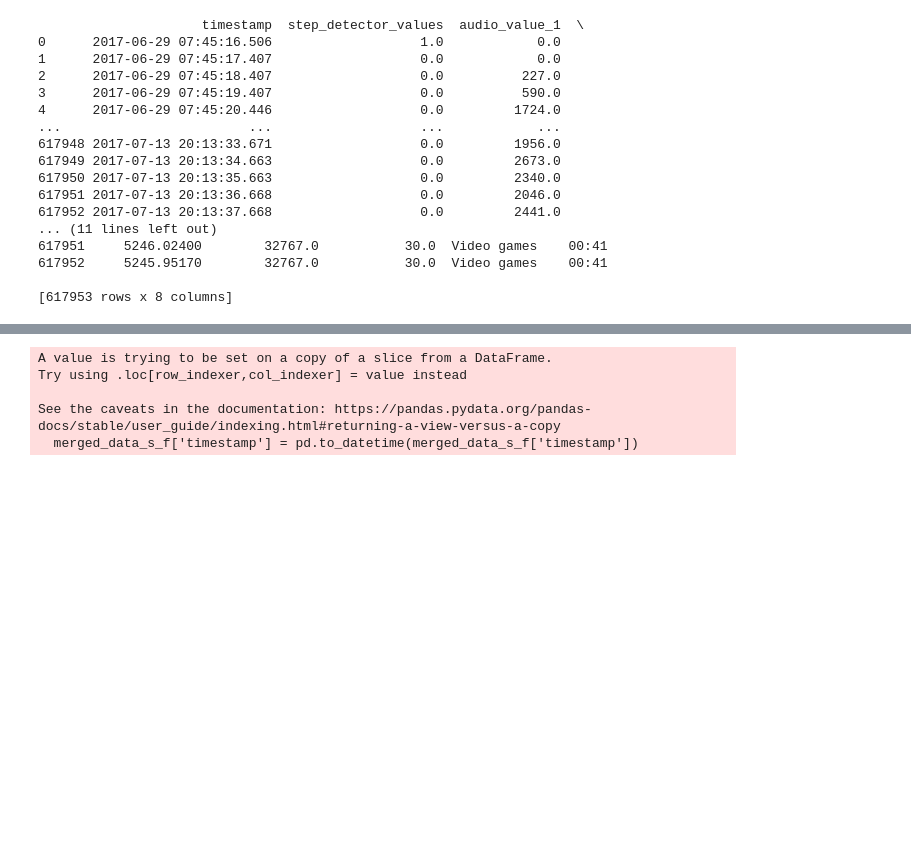
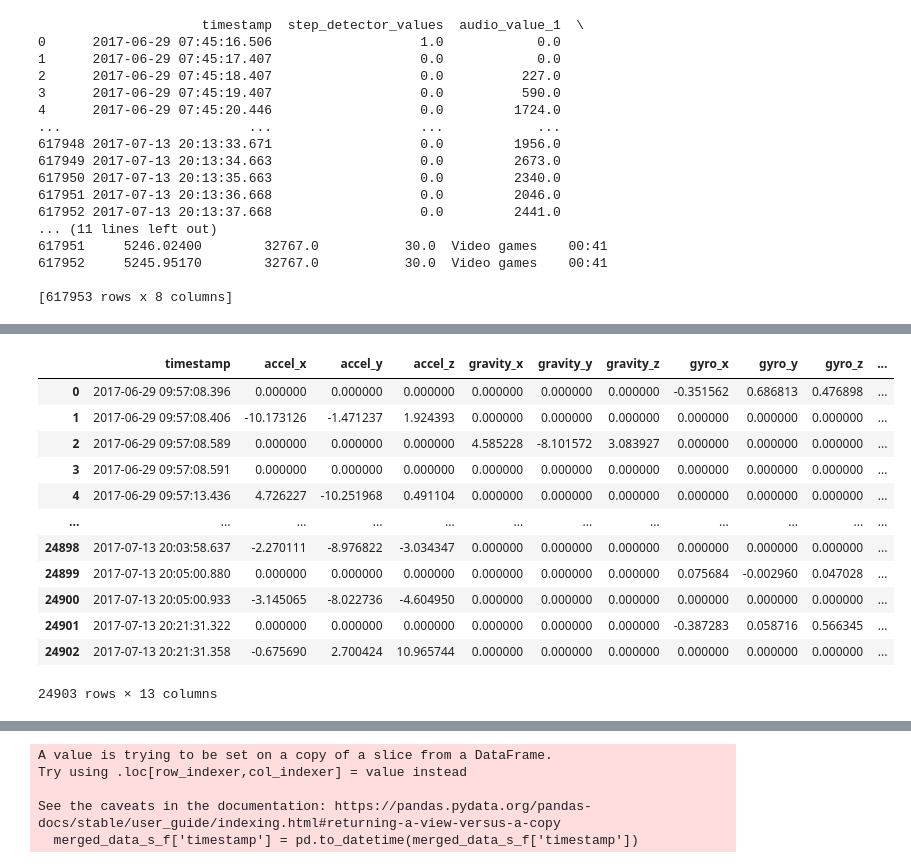
Before and after one commit to twotango/messenger, a Jupyter notebook: Research/Weeks/week_13.ipynb, the cells around one changed output, grey strips where cells are left out. Drawn from its saved outputs; the diff is of its cells as text; code cells hidden in the pictures; blank space fills up the shorter version.

```diff
--- a/Research/Weeks/week_13.ipynb
+++ b/Research/Weeks/week_13.ipynb
@@ -445,0 +462,16 @@ pivot_data_2 = pivot_data.drop(columns = ['duration', 'activity'])
+# %%
+pivot_data_2
+# %% [output]
+|  | timestamp | accel_x | accel_y | accel_z | gravity_x | gravity_y | gravity_z | gyro_x | gyro_y | gyro_z | ... |
+| 0 | 2017-06-29 09:57:08.396 | 0.000000 | 0.000000 | 0.000000 | 0.000000 | 0.000000 | 0.000000 | -0.351562 | 0.686813 | 0.476898 | ... |
+| 1 | 2017-06-29 09:57:08.406 | -10.173126 | -1.471237 | 1.924393 | 0.000000 | 0.000000 | 0.000000 | 0.000000 | 0.000000 | 0.000000 | ... |
+| 2 | 2017-06-29 09:57:08.589 | 0.000000 | 0.000000 | 0.000000 | 4.585228 | -8.101572 | 3.083927 | 0.000000 | 0.000000 | 0.000000 | ... |
+| 3 | 2017-06-29 09:57:08.591 | 0.000000 | 0.000000 | 0.000000 | 0.000000 | 0.000000 | 0.000000 | 0.000000 | 0.000000 | 0.000000 | ... |
+| 4 | 2017-06-29 09:57:13.436 | 4.726227 | -10.251968 | 0.491104 | 0.000000 | 0.000000 | 0.000000 | 0.000000 | 0.000000 | 0.000000 | ... |
+| ... | ... | ... | ... | ... | ... | ... | ... | ... | ... | ... | ... |
+| 24898 | 2017-07-13 20:03:58.637 | -2.270111 | -8.976822 | -3.034347 | 0.000000 | 0.000000 | 0.000000 | 0.000000 | 0.000000 | 0.000000 | ... |
+| 24899 | 2017-07-13 20:05:00.880 | 0.000000 | 0.000000 | 0.000000 | 0.000000 | 0.000000 | 0.000000 | 0.075684 | -0.002960 | 0.047028 | ... |
+| 24900 | 2017-07-13 20:05:00.933 | -3.145065 | -8.022736 | -4.604950 | 0.000000 | 0.000000 | 0.000000 | 0.000000 | 0.000000 | 0.000000 | ... |
+| 24901 | 2017-07-13 20:21:31.322 | 0.000000 | 0.000000 | 0.000000 | 0.000000 | 0.000000 | 0.000000 | -0.387283 | 0.058716 | 0.566345 | ... |
+| 24902 | 2017-07-13 20:21:31.358 | -0.675690 | 2.700424 | 10.965744 | 0.000000 | 0.000000 | 0.000000 | 0.000000 | 0.000000 | 0.000000 | ... |
+24903 rows × 13 columns
```
Also changed, not shown: parts of 16 cells of this notebook, 1 other file.
